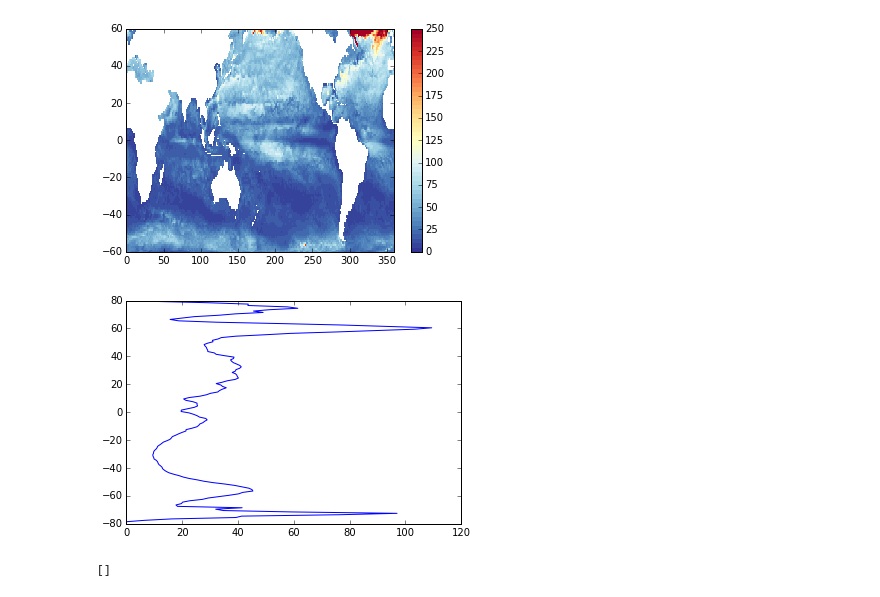
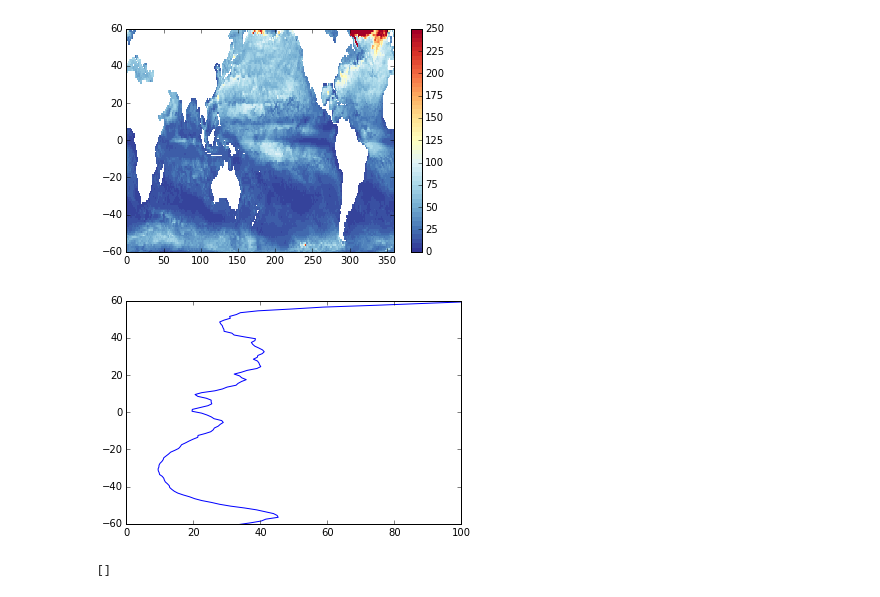
Before and after one commit to sophieclayton/model_comparison, a Jupyter notebook: python_figures/mld_annual.ipynb, the cells around one changed output. Drawn from its saved outputs; the diff is of its cells as text; code cells hidden in the pictures.

Commit message:
added zonal avg MLD plot

```diff
--- a/python_figures/mld_annual.ipynb
+++ b/python_figures/mld_annual.ipynb
@@ -33,15 +33,16 @@ HRmask = ma.masked_where(HFCR == 0, HRmld, copy=False)
 # %%
 palette = plt.get_cmap('RdYlBu_r', 50)
 plt.pcolormesh(XC, YC, HRmask,shading='flat', vmin= 0, vmax = 250, cmap = palette)
 plt.axis([0, 360, -60, 60])
 plt.colorbar()
 plt.show()
 
 plt.plot(np.nanmean(HRmld,1), YC[:,0])
+plt.axis([0, 100, -60, 60])
 plt.show()
 # %% [output]
 [figure]
-[figure, old version]
+[figure, new version]
 # %%
 # estimates for monthly averages
 # %%
```
